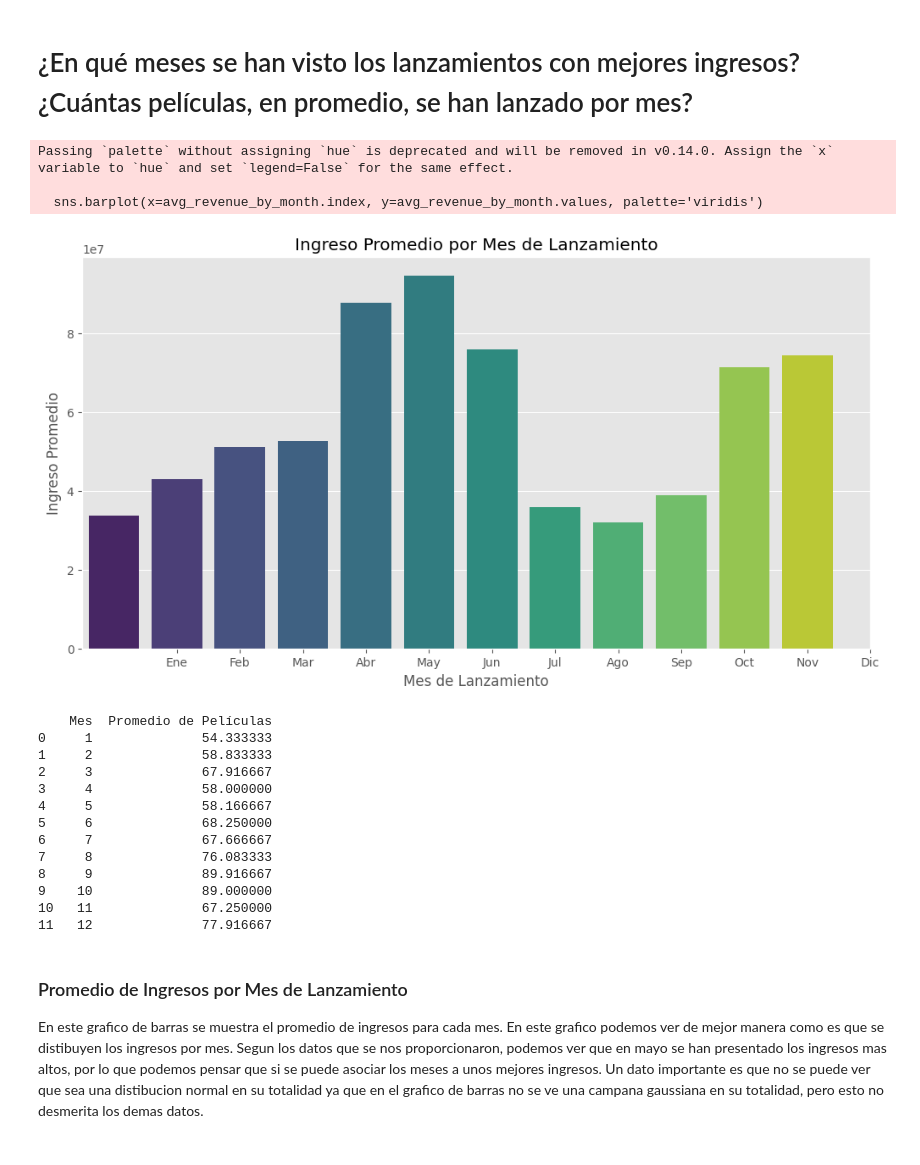
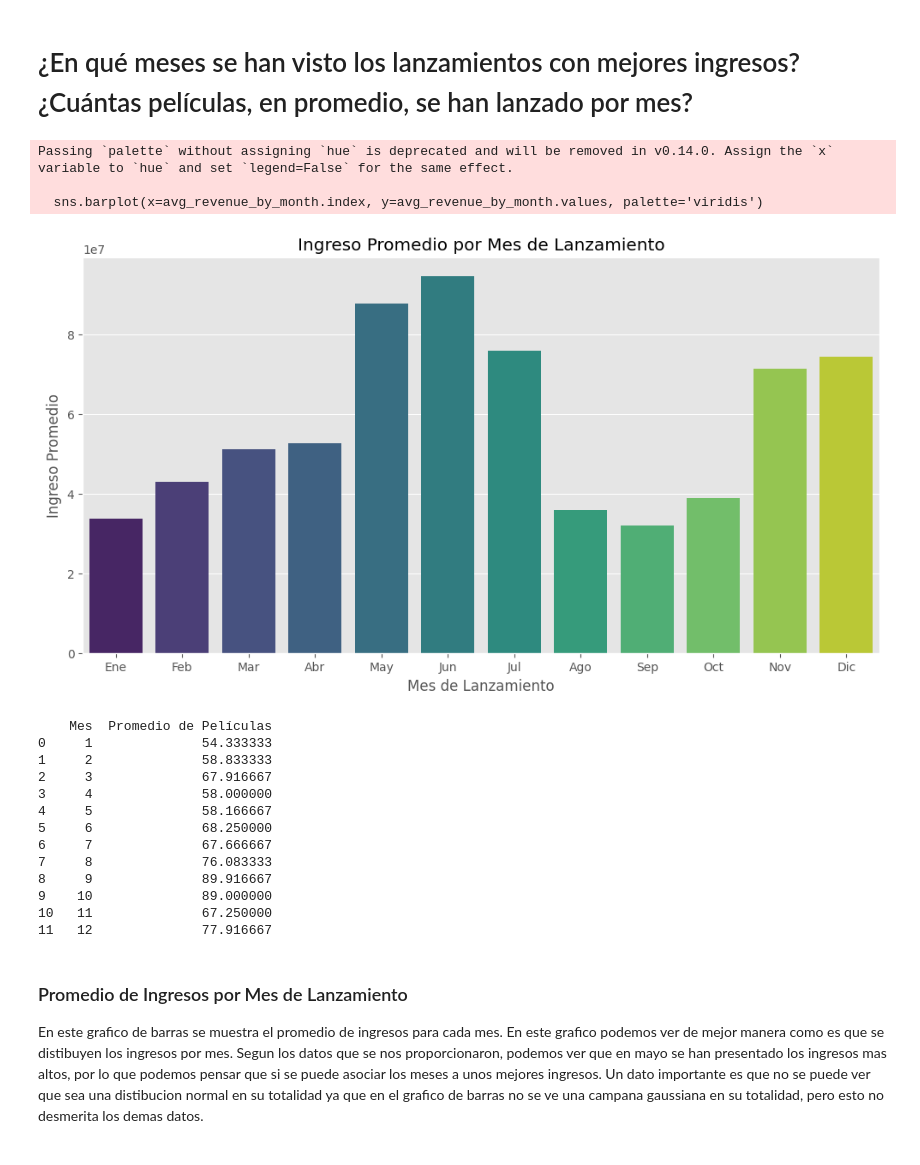
Before and after one commit to bl33h/moviesExploratoryAnalysis, a Jupyter notebook: movies.ipynb, the cells around one changed output. Cells and saved outputs as stored; diff of their text form; code cells hidden in the pictures.

```diff
--- a/movies.ipynb
+++ b/movies.ipynb
@@ -516,27 +516,27 @@ En este grafico de barras se muestra el promedio de ingresos para cada mes. En e
 # %%
 df['releaseMonth'] = pd.to_datetime(df['releaseDate']).dt.month
 
 # Gráfico de barras para el ingreso promedio por mes
 avg_revenue_by_month = df.groupby('releaseMonth')['revenue'].mean()
 plt.figure(figsize=(12, 6))
 sns.barplot(x=avg_revenue_by_month.index, y=avg_revenue_by_month.values, palette='viridis')
 plt.title('Ingreso Promedio por Mes de Lanzamiento')
 plt.xlabel('Mes de Lanzamiento')
 plt.ylabel('Ingreso Promedio')
-plt.xticks(ticks=range(1, 13), labels=['Ene', 'Feb', 'Mar', 'Abr', 'May', 'Jun', 'Jul', 'Ago', 'Sep', 'Oct', 'Nov', 'Dic'])
+plt.xticks(ticks=range(0, 12), labels=['Ene', 'Feb', 'Mar', 'Abr', 'May', 'Jun', 'Jul', 'Ago', 'Sep', 'Oct', 'Nov', 'Dic'])
 plt.show()
 
 # Cálculo del promedio de películas lanzadas por mes
 avg_movies_per_month = df['releaseMonth'].value_counts().sort_index() / 12
 avg_movies_per_month = avg_movies_per_month.rename_axis('Mes').reset_index()
 avg_movies_per_month.columns = ['Mes', 'Promedio de Películas']
 
 print(avg_movies_per_month)
 # %% [output]
 Passing `palette` without assigning `hue` is deprecated and will be removed in v0.14.0. Assign the `x` variable to `hue` and set `legend=False` for the same effect.
 
   sns.barplot(x=avg_revenue_by_month.index, y=avg_revenue_by_month.values, palette='viridis')
-[figure, old version]
+[figure, new version]
     Mes  Promedio de Películas
 0     1              54.333333
 1     2              58.833333
```
